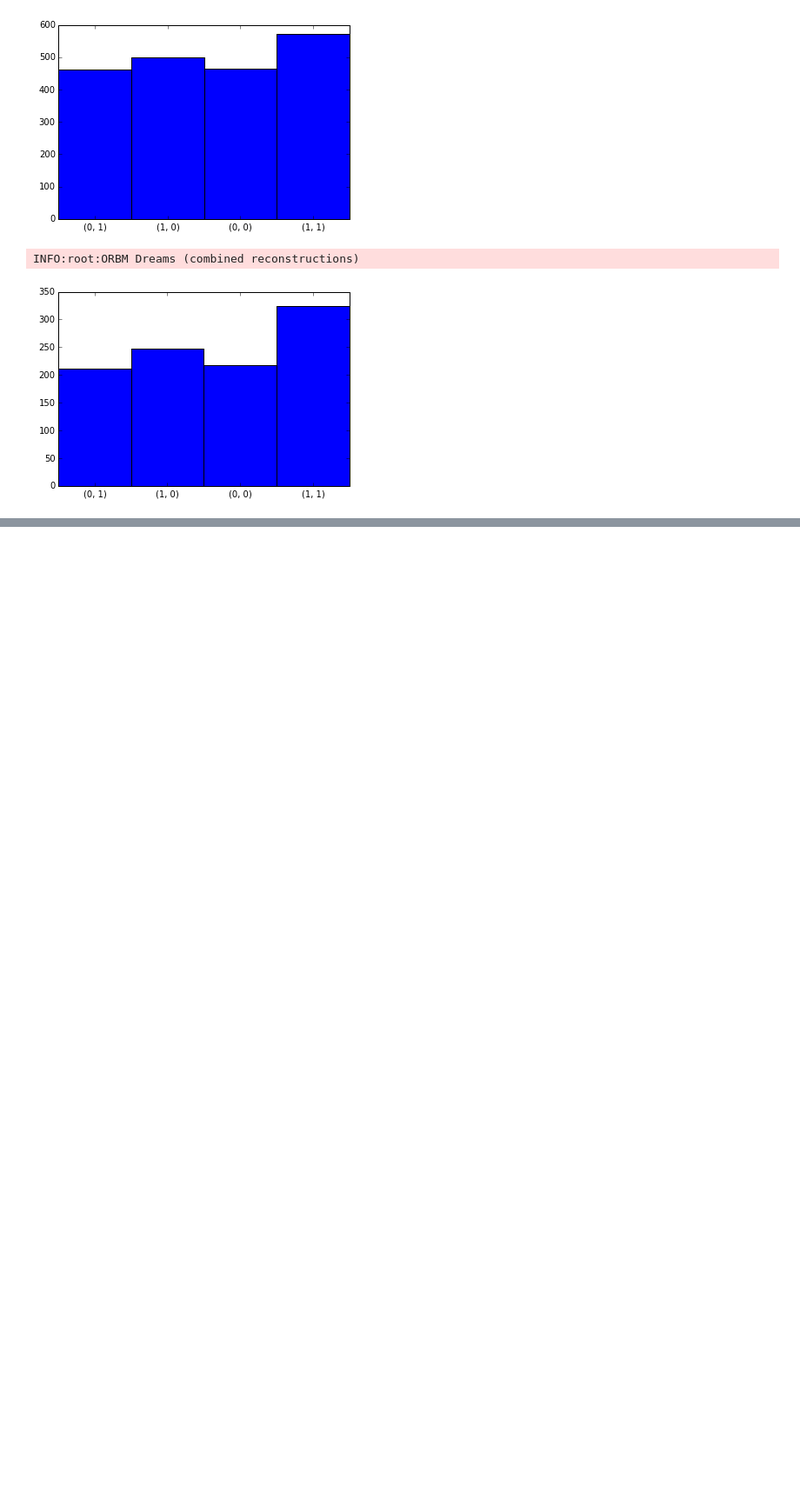
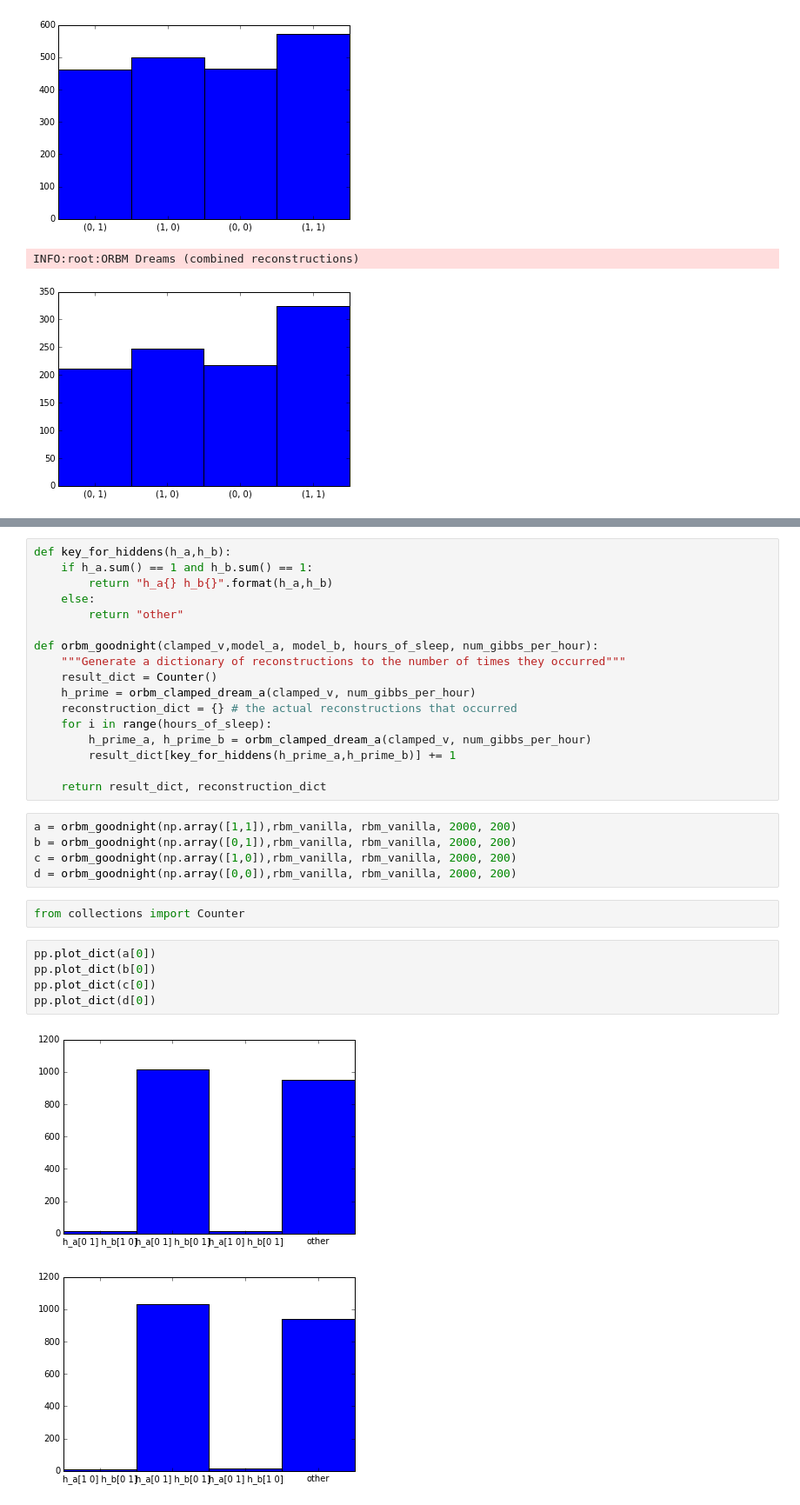
Before and after one commit to garibaldu/multicauseRBM, a Jupyter notebook: Max/ORBM-Training.ipynb, the cells around one changed output, grey strips where cells are left out. Shown at 87% size. Drawn from its saved outputs; the diff is of its cells as text; blank space fills up the shorter version.

```diff
--- a/Max/ORBM-Training.ipynb
+++ b/Max/ORBM-Training.ipynb
@@ -266,0 +271,32 @@ def dream_clamped(self, clamped_v ,model_a, model_b, num_gibbs = 1000):
+# %%
+def key_for_hiddens(h_a,h_b):
+    if h_a.sum() == 1 and h_b.sum() == 1:
+        return "h_a{} h_b{}".format(h_a,h_b)
+    else:
+        return "other"
+
+def orbm_goodnight(clamped_v,model_a, model_b, hours_of_sleep, num_gibbs_per_hour):
+    """Generate a dictionary of reconstructions to the number of times they occurred"""
+    result_dict = Counter()
+    h_prime = orbm_clamped_dream_a(clamped_v, num_gibbs_per_hour)
+    reconstruction_dict = {} # the actual reconstructions that occurred
+    for i in range(hours_of_sleep):
+        h_prime_a, h_prime_b = orbm_clamped_dream_a(clamped_v, num_gibbs_per_hour)
+        result_dict[key_for_hiddens(h_prime_a,h_prime_b)] += 1
+
+    return result_dict, reconstruction_dict
+# %%
+a = orbm_goodnight(np.array([1,1]),rbm_vanilla, rbm_vanilla, 2000, 200)
+b = orbm_goodnight(np.array([0,1]),rbm_vanilla, rbm_vanilla, 2000, 200)
+c = orbm_goodnight(np.array([1,0]),rbm_vanilla, rbm_vanilla, 2000, 200)
+d = orbm_goodnight(np.array([0,0]),rbm_vanilla, rbm_vanilla, 2000, 200)
+# %%
+from collections import Counter
+# %%
+pp.plot_dict(a[0])
+pp.plot_dict(b[0])
+pp.plot_dict(c[0])
+pp.plot_dict(d[0])
+# %% [output]
+[figure, added]
+[figure, added]
```
Also changed, not shown: parts of 7 cells of this notebook, 30 other files.
